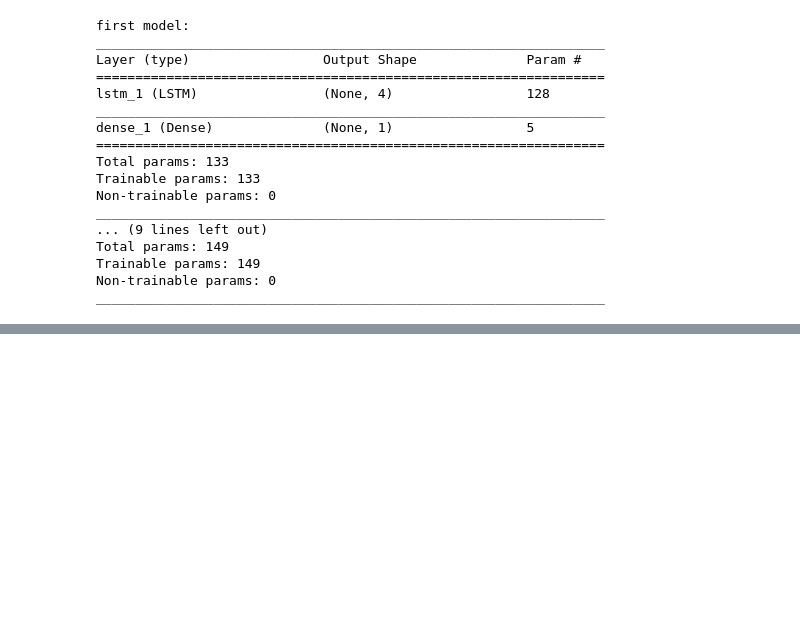
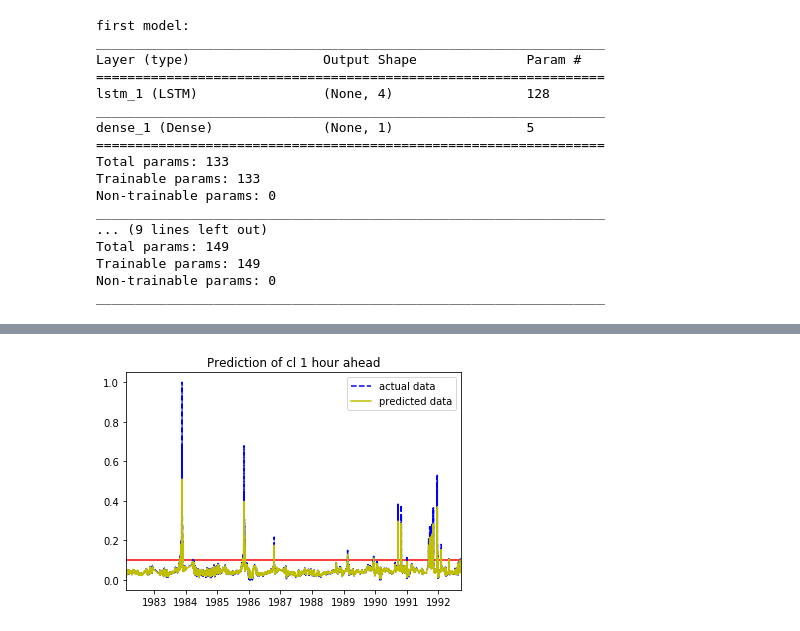
Before and after one commit to openearth/notebooks, a Jupyter notebook: DeepLearning/Zout_test.ipynb, the cells around one changed output, grey strips where cells are left out. Cells and saved outputs as stored; diff of their text form; code cells hidden in the pictures; blank space fills up the shorter version.

```diff
--- a/DeepLearning/Zout_test.ipynb
+++ b/DeepLearning/Zout_test.ipynb
@@ -350,0 +392,14 @@ datatime_data
+# %%
+hour_itest, hour_itrain, hour_ivalidate = split_data(hour_input_full)
+hour_otest, hour_otrain, hour_ovalidate = split_data(hour_output_full)
+hour_dttest, hour_dttrain, hour_dtvalidate = split_data(hour_datetimes_full)
+# %%
+hour_model = keras.models.Sequential()
+layer = keras.layers.LSTM(4,input_shape=(None,len(hour_input_full[0])))
+hour_model.add(layer)
+layer = keras.layers.Dense(1)
+hour_model.add(layer)
+hour_model.compile(loss='mean_squared_error', optimizer='adam')
+# %%
+# will take about 140 seconds per epoch
+hour_history = hour_model.fit(hour_itrain[:,np.newaxis,:], hour_otrain, epochs=5, batch_size=1, verbose=2)
@@ -350,0 +417,12 @@ datatime_data
+# %%
+output_hourmodel = hour_model.predict(hour_itest[:,np.newaxis,:])
+# %%
+yline_hour = output_scaler.transform(np.ones((1,1)) * 250)
+plt.axhline(y=yline_hour,color='red')
+plt.plot(hour_dttest, hour_otest,'b--',label='actual data')
+plt.plot(hour_dttest, output_hourmodel, 'y',label='predicted data')
+plt.title("Prediction of cl 1 hour ahead")
+plt.xlim(hour_dttest[0], hour_dttest[-1])
+plt.legend();
+# %% [output]
+[figure, added]
```
Also changed, not shown: parts of 24 cells of this notebook.
